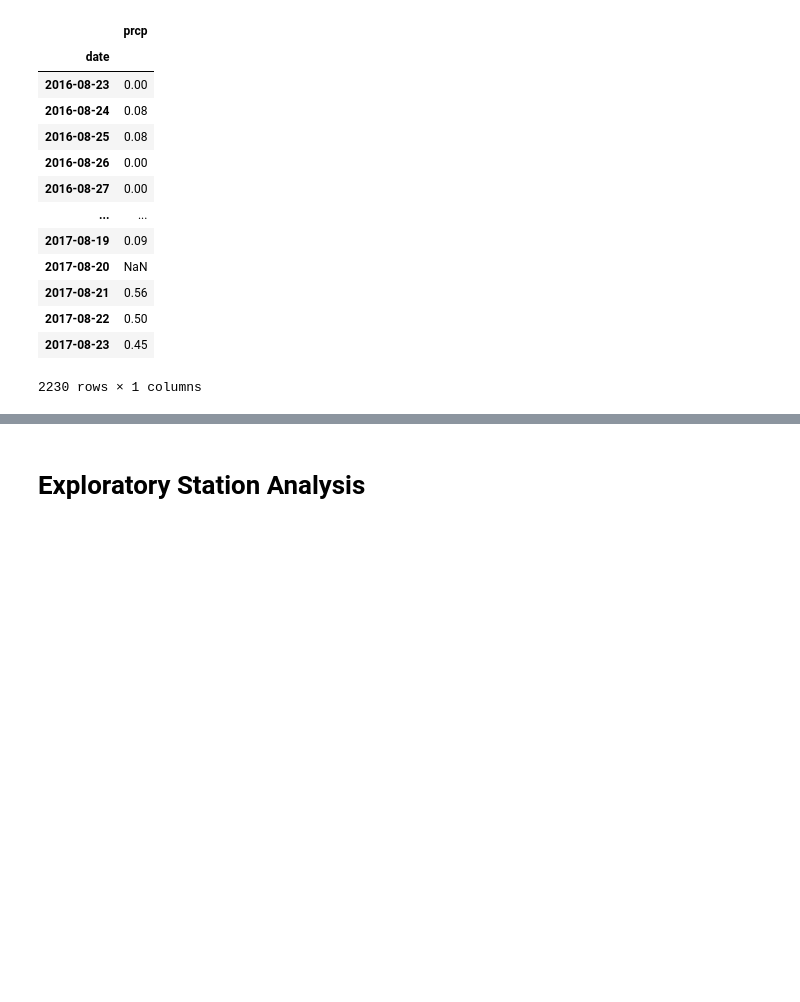
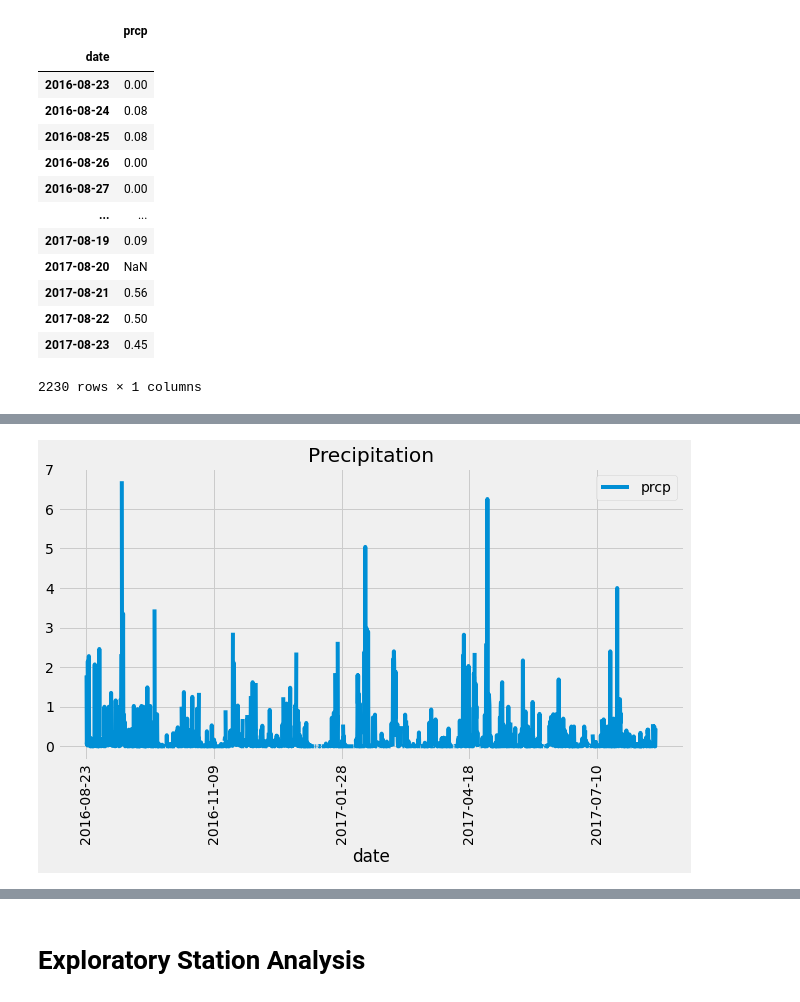
Before and after one commit to LP-116/sqlalchemy-challenge, a Jupyter notebook: climate_starter.ipynb, the cells around one changed output, grey strips where cells are left out. Saved outputs shown, nothing was run; the diff lists cells and outputs as text; code cells hidden in the pictures; blank space fills up the shorter version.

```diff
--- a/climate_starter.ipynb
+++ b/climate_starter.ipynb
@@ -135,0 +128,4 @@ prcp_df
+# %%
+# Sort the dataframe by date
+prcp_df = prcp_df.sort_values(["date"])
+prcp_df.head(10)
@@ -135,0 +145,5 @@ prcp_df
+# %%
+# Use Pandas Plotting with Matplotlib to plot the data
+prcp_graph = prcp_df.plot(kind="line", title="Precipitation", rot='vertical', figsize=(10,5))
+# %% [output]
+[figure, added]
```
Also changed, not shown: parts of 5 cells of this notebook.
